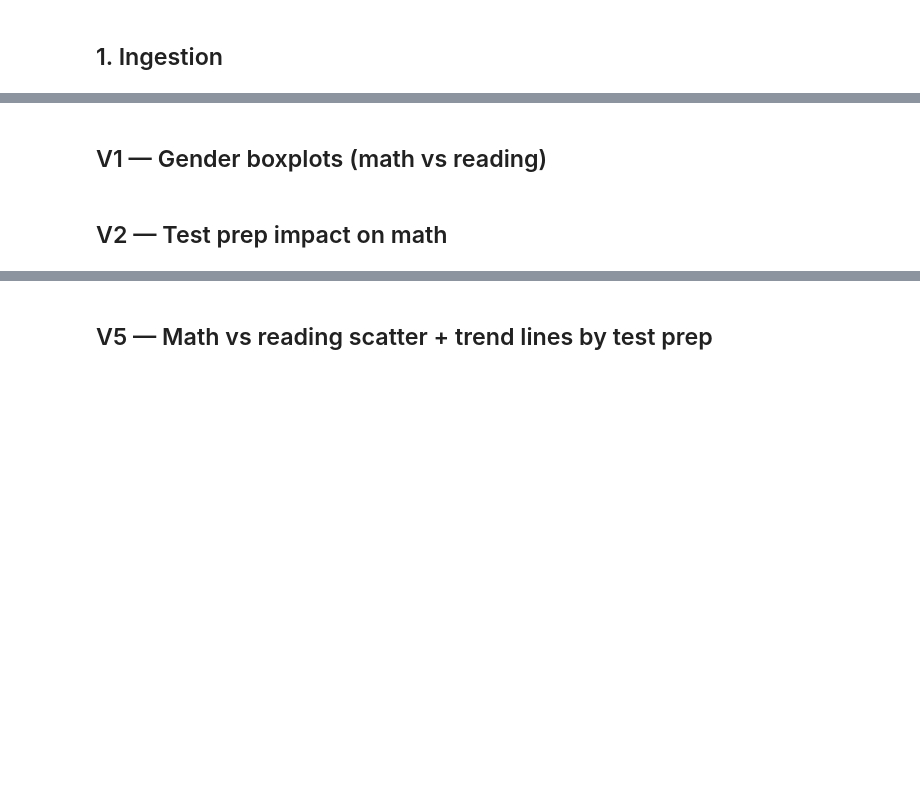
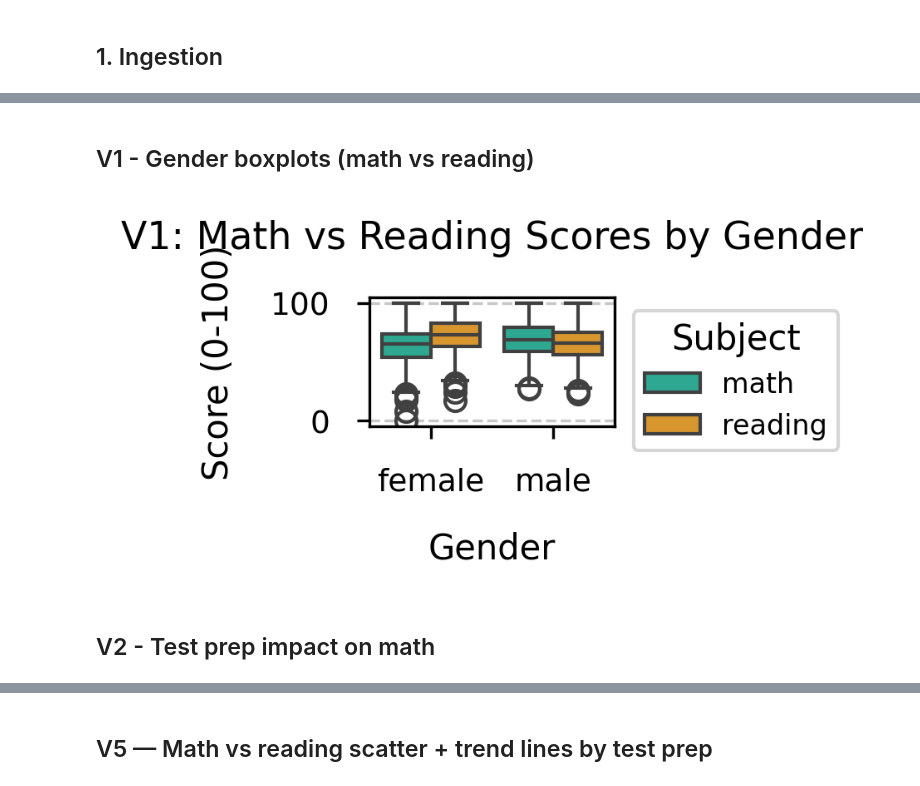
Before and after one commit to rasagyna1106/Principles_Data_Science, a Jupyter notebook: Student Performance/03_student_performance_visualizations.ipynb, the cells around one changed output, grey strips where cells are left out. Cells and saved outputs as stored; diff of their text form; code cells hidden in the pictures; blank space fills up the shorter version.

```diff
--- a/Student Performance/03_student_performance_visualizations.ipynb
+++ b/Student Performance/03_student_performance_visualizations.ipynb
@@ -9,13 +9,26 @@ import pandas as pd
 import matplotlib.pyplot as plt
 import seaborn as sns
 %matplotlib inline
-FIG_W, FIG_H = 800/300, 600/300
+# Figure spec: 800×600 px, 300 DPI (figsize in inches = pixels/DPI)
+FIG_W, FIG_H = 800 / 300, 600 / 300
 DPI = 300
 FIG_DIR = os.path.join("reports", "figures")
 REPORTS_DIR = "reports"
 RAW_PATH = "StudentsPerformance.csv"
 os.makedirs(FIG_DIR, exist_ok=True)
 os.makedirs(REPORTS_DIR, exist_ok=True)
+# Readable ticks and labels; clear spacing so labels and legends don't overlap
+plt.rcParams["axes.titlesize"] = 11
+plt.rcParams["axes.labelsize"] = 10
+plt.rcParams["xtick.labelsize"] = 9
+plt.rcParams["ytick.labelsize"] = 9
+plt.rcParams["axes.titlepad"] = 12
+plt.rcParams["axes.labelpad"] = 10
+plt.rcParams["xtick.major.pad"] = 6
+plt.rcParams["ytick.major.pad"] = 6
+# Leave room around plot: title (top), axis labels (left/bottom), legend (right if outside)
+PAD = 2.2
+RECT = (0.06, 0.08, 0.95, 0.92)
 # %% [markdown]
 ## 1. Ingestion
 # %%
@@ -36,16 +66,22 @@ df.head()
 # %% [markdown]
-## V1 — Gender boxplots (math vs reading)
+## V1 - Gender boxplots (math vs reading)
 # %%
-fig, ax = plt.subplots(figsize=(FIG_W, FIG_H), dpi=DPI)
+fig, ax = plt.subplots(figsize=(FIG_W * 1.2, FIG_H), dpi=DPI)
 plot_df = df[["gender", "math score", "reading score"]].melt(id_vars="gender", value_vars=["math score", "reading score"], var_name="Subject", value_name="Score")
 plot_df["Subject"] = plot_df["Subject"].str.replace(" score", "")
-sns.boxplot(data=plot_df, x="gender", y="Score", hue="Subject", ax=ax, palette={"math": "#2ecc71", "reading": "#3498db"})
-ax.set_title("V1: Math vs Reading by Gender")
-ax.set_ylabel("Score (points)"); ax.set_xlabel("Gender")
-plt.tight_layout()
+sns.boxplot(data=plot_df, x="gender", y="Score", hue="Subject", ax=ax, palette={"math": "#1abc9c", "reading": "#f39c12"})
+ax.set_title("V1: Math vs Reading Scores by Gender", pad=14)
+ax.set_ylabel("Score (0-100)", labelpad=10)
+ax.set_xlabel("Gender", labelpad=10)
+ax.tick_params(axis="x", pad=8); ax.tick_params(axis="y", pad=8)
+ax.yaxis.grid(True, linestyle="--", alpha=0.7)
+ax.legend(title="Subject", loc="upper left", bbox_to_anchor=(1.02, 1), fontsize=8, frameon=True)
+plt.tight_layout(pad=PAD)
 plt.savefig(os.path.join(FIG_DIR, "V1_gender_boxplots_math_reading.png"), dpi=DPI, bbox_inches="tight")
 plt.show()
+# %% [output]
+[figure, added]
 # %% [markdown]
-## V2 — Test prep impact on math
+## V2 - Test prep impact on math
 # %%
 fig, ax = plt.subplots(figsize=(FIG_W, FIG_H), dpi=DPI)
```
Also changed, not shown: parts of 54 cells of this notebook.
